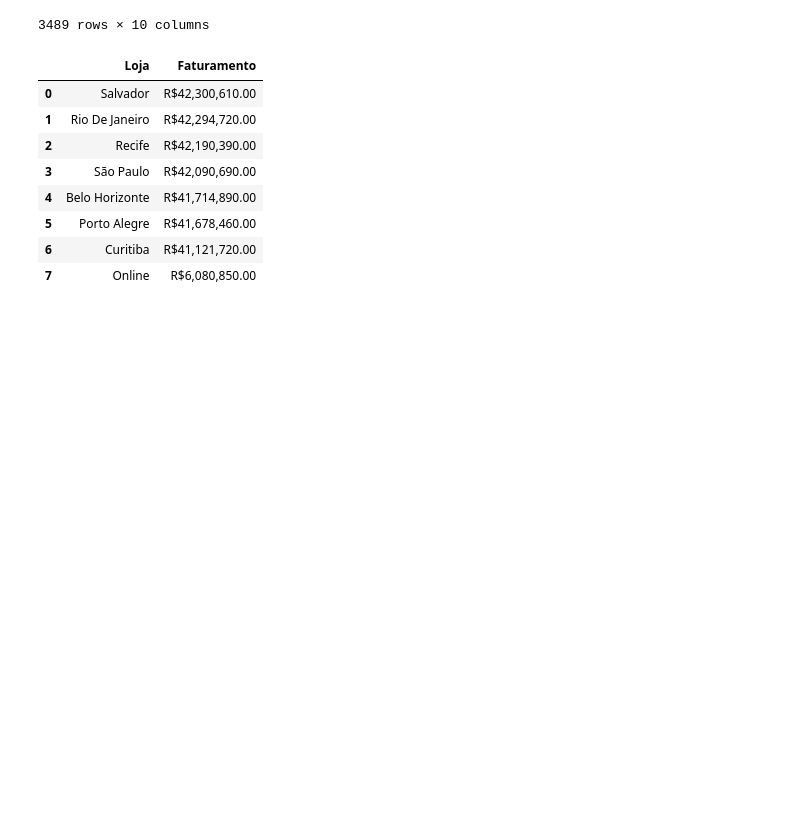
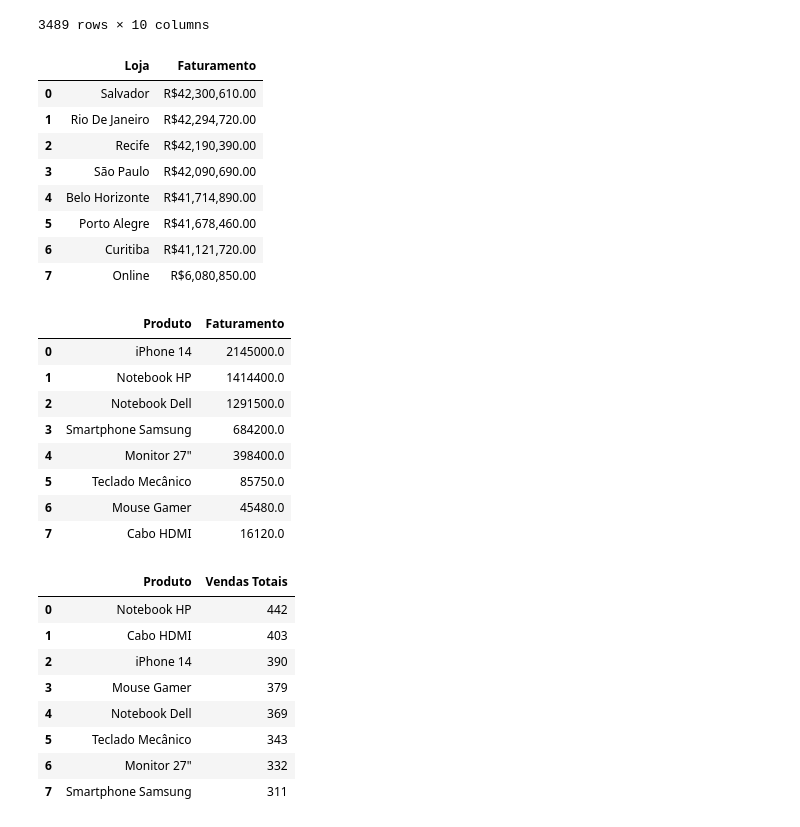
Before and after one commit to ycxs12/projeto-etl-hashtag-estudo, a Jupyter notebook: Projeto ETL.ipynb, the cells around one changed output. Drawn from its saved outputs; the diff is of its cells as text; code cells hidden in the pictures; blank space fills up the shorter version.

Commit message:
Analises com filtros e agrupamentos

```diff
--- a/Projeto ETL.ipynb
+++ b/Projeto ETL.ipynb
@@ -288,17 +288,44 @@ id do pedido: 4, Loja: Porto Alegre, Produto: Cabo HDMI, Cliente: Cliente_22886
 # %%
 #Analise por agrupamento
 analise_lojas = df_analise[['Loja', 'Faturamento']].groupby('Loja').sum().sort_values(by='Faturamento', ascending=False).reset_index()
 analise_lojas['Faturamento'] = analise_lojas['Faturamento'].map('R${:,.2f}'.format)
 display(analise_lojas)
 
-#
+#Ranking de produtos que mais vederam no online
+df_vendas_online = df_analise[df_analise['Loja'] == 'Online']
+analise_produtos_online = df_vendas_online[['Produto', 'Faturamento']].groupby('Produto').sum().sort_values(by='Faturamento', ascending=False).reset_index()
+display(analise_produtos_online)
+
+#Ranking de produtos que mais vederam no online
+df_vendas_online = df_analise[df_analise['Loja'] == 'Online']
+analise_produtos_online_qtd = df_vendas_online[['Produto', 'Qtd']].groupby('Produto').sum().sort_values(by='Qtd', ascending=False).reset_index()
+analise_produtos_online_qtd = analise_produtos_online_qtd.rename(columns={'Qtd': 'Vendas Totais'})
+display(analise_produtos_online_qtd)
 # %% [output]
 |  | Loja | Faturamento |
 | 0 | Salvador | R$42,300,610.00 |
 | 1 | Rio De Janeiro | R$42,294,720.00 |
 | 2 | Recife | R$42,190,390.00 |
 | 3 | São Paulo | R$42,090,690.00 |
 | 4 | Belo Horizonte | R$41,714,890.00 |
 | 5 | Porto Alegre | R$41,678,460.00 |
 | 6 | Curitiba | R$41,121,720.00 |
 | 7 | Online | R$6,080,850.00 |
+|  | Produto | Faturamento |
+| 0 | iPhone 14 | 2145000.0 |
+| 1 | Notebook HP | 1414400.0 |
+| 2 | Notebook Dell | 1291500.0 |
+| 3 | Smartphone Samsung | 684200.0 |
+| 4 | Monitor 27" | 398400.0 |
+| 5 | Teclado Mecânico | 85750.0 |
+| 6 | Mouse Gamer | 45480.0 |
+| 7 | Cabo HDMI | 16120.0 |
+|  | Produto | Vendas Totais |
+| 0 | Notebook HP | 442 |
+| 1 | Cabo HDMI | 403 |
+| 2 | iPhone 14 | 390 |
+| 3 | Mouse Gamer | 379 |
+| 4 | Notebook Dell | 369 |
+| 5 | Teclado Mecânico | 343 |
+| 6 | Monitor 27" | 332 |
+| 7 | Smartphone Samsung | 311 |
```
